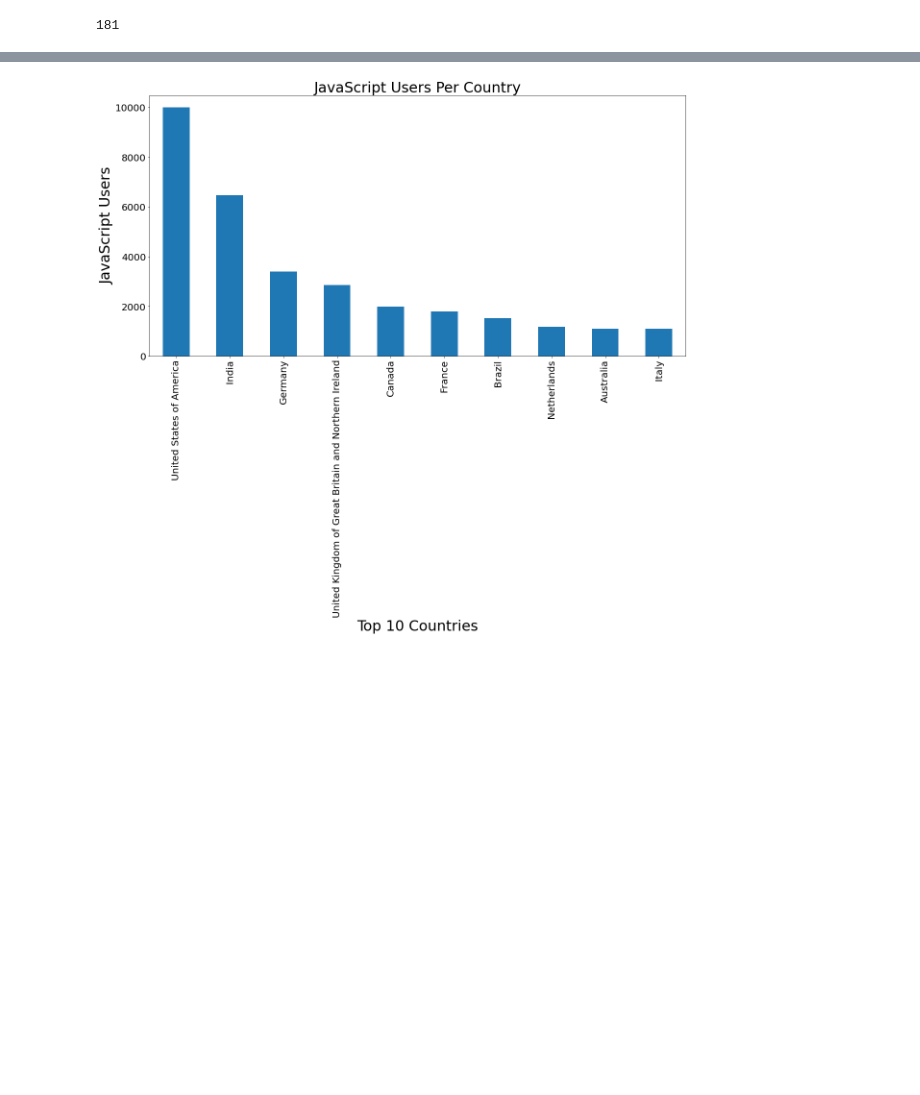
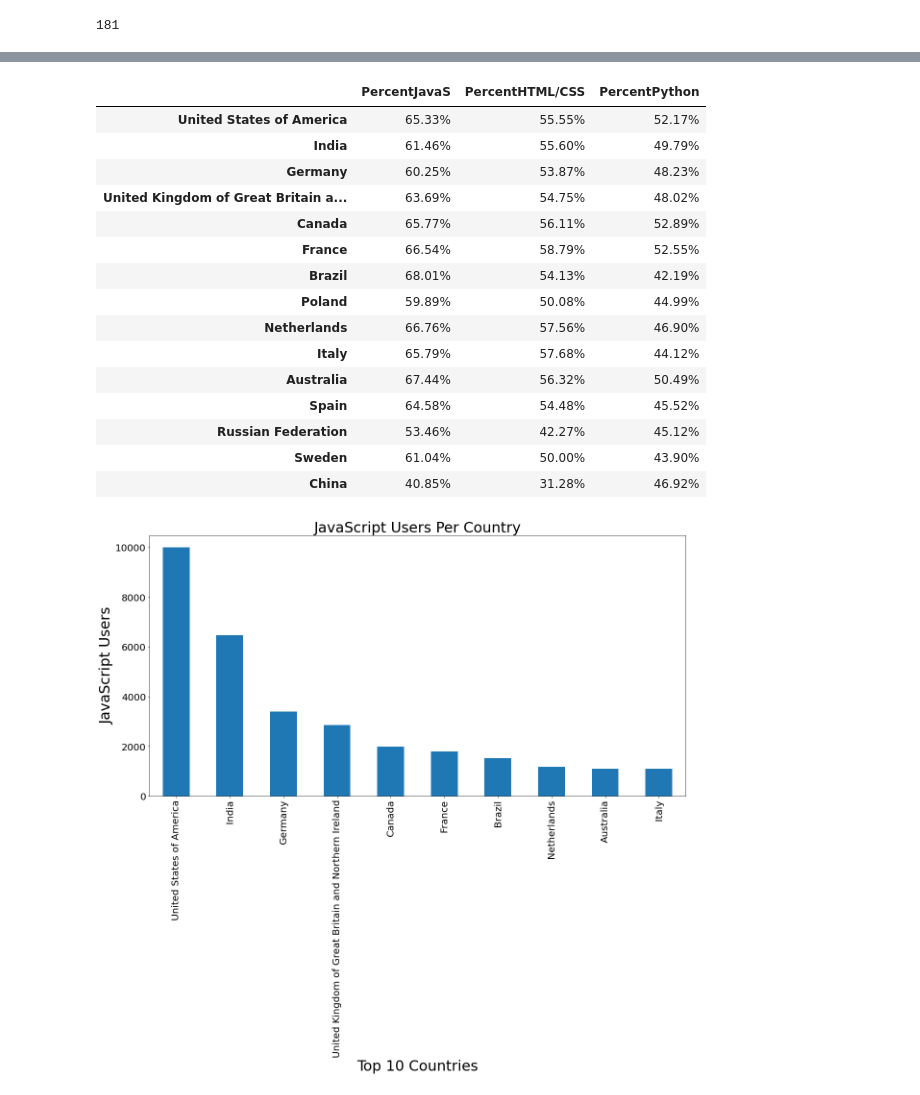
Before and after one commit to Stencoss/DataDrivenDevelopers, a Jupyter notebook: project_1.ipynb, the cells around one changed output, grey strips where cells are left out. Cells and saved outputs as stored; diff of their text form; code cells hidden in the pictures; blank space fills up the shorter version.

```diff
--- a/project_1.ipynb
+++ b/project_1.ipynb
@@ -271 +279,18 @@ Italy                                                   1096
 Name: Country, dtype: int64
+# %%
+
+clean_df = df[['Country','Languages Learned']]
+#clean_df
+gb_df = clean_df.groupby(['Country'])
+gb_df.count()
+country_count = clean_df['Country'].value_counts()
+country_count.head()
+country_language_javascript_df = gb_df['Languages Learned'].apply(lambda x: x.str.contains('JavaScript').sum())
+country_language_javascript_df
+javascript_df = pd.concat([country_count,country_language_javascript_df], axis='columns', sort=False)
+javascript_df
+javascript_df.rename(columns={'Country': 'Number of Respondants', 'Languages Learned': 'NumKnowsJavaS'}, inplace = True)
+javascript_df['PercentJavaS'] = (javascript_df['NumKnowsJavaS']/javascript_df['Number of Respondants'])*100
+javascript_df['PercentJavaS'] = javascript_df['PercentJavaS'].map("{:,.2f}%".format)
+
+javascript_df.head(10)
@@ -271,0 +309,10 @@ Name: Country, dtype: int64
+# %%
+country_language_HTMLCSS_df = gb_df['Languages Learned'].apply(lambda x: x.str.contains('HTML/CSS').sum())
+#country_language_HTMLCSS_df
+HTMLCSS_df = pd.concat([country_count,country_language_HTMLCSS_df], axis='columns', sort=False)
+#HTMLCSS_df
+HTMLCSS_df.rename(columns={'Country': 'Number of Respondants', 'Languages Learned': 'NumKnowsHTML/CSS'}, inplace = True)
+HTMLCSS_df['PercentHTML/CSS'] = (HTMLCSS_df['NumKnowsHTML/CSS']/HTMLCSS_df['Number of Respondants'])*100
+
+HTMLCSS_df['PercentHTML/CSS'] = HTMLCSS_df['PercentHTML/CSS'].map("{:,.2f}%".format)
+HTMLCSS_df.head(10)
@@ -271,0 +331,10 @@ Name: Country, dtype: int64
+# %%
+country_language_python_df = gb_df['Languages Learned'].apply(lambda x: x.str.contains('Python').sum())
+#country_language_python_df
+python_df = pd.concat([country_count,country_language_python_df], axis='columns', sort=False)
+#python_df
+python_df.rename(columns={'Country': 'Number of Respondants', 'Languages Learned': 'NumKnowsPython'}, inplace = True)
+python_df['PercentPython'] = (python_df['NumKnowsPython']/python_df['Number of Respondants'])*100
+
+python_df['PercentPython'] = python_df['PercentPython'].map("{:,.2f}%".format)
+python_df.head(10)
@@ -272,3 +353,26 @@ Name: Country, dtype: int64
+# %%
+dropped_JS = javascript_df.drop(['Number of Respondants','NumKnowsJavaS'], axis = 1)
+dropped_HTMLCSS = HTMLCSS_df.drop(['Number of Respondants','NumKnowsHTML/CSS'], axis = 1)
+dropped_python = python_df.drop(['Number of Respondants','NumKnowsPython'], axis = 1)
+country_lang_merge_df = pd.concat([dropped_JS, dropped_HTMLCSS,dropped_python],axis='columns', sort=False)
+country_lang_merge_df.head(15)
+# %% [output]
+|  | PercentJavaS | PercentHTML/CSS | PercentPython |
+| United States of America | 65.33% | 55.55% | 52.17% |
+| India | 61.46% | 55.60% | 49.79% |
+| Germany | 60.25% | 53.87% | 48.23% |
+| United Kingdom of Great Britain a... | 63.69% | 54.75% | 48.02% |
+| Canada | 65.77% | 56.11% | 52.89% |
+| France | 66.54% | 58.79% | 52.55% |
+| Brazil | 68.01% | 54.13% | 42.19% |
+| Poland | 59.89% | 50.08% | 44.99% |
+| Netherlands | 66.76% | 57.56% | 46.90% |
+| Italy | 65.79% | 57.68% | 44.12% |
+| Australia | 67.44% | 56.32% | 50.49% |
+| Spain | 64.58% | 54.48% | 45.52% |
+| Russian Federation | 53.46% | 42.27% | 45.12% |
+| Sweden | 61.04% | 50.00% | 43.90% |
+| China | 40.85% | 31.28% | 46.92% |
 # %%
 js_country.head(10).plot(kind="bar", figsize=(20,10))
 
```
Also changed, not shown: parts of 10 cells of this notebook, 11 other files.
